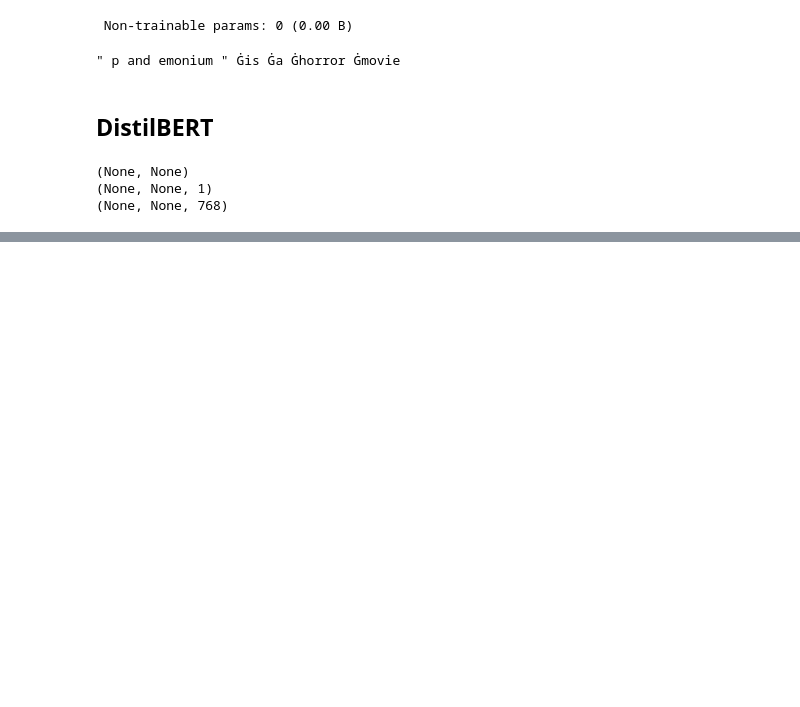
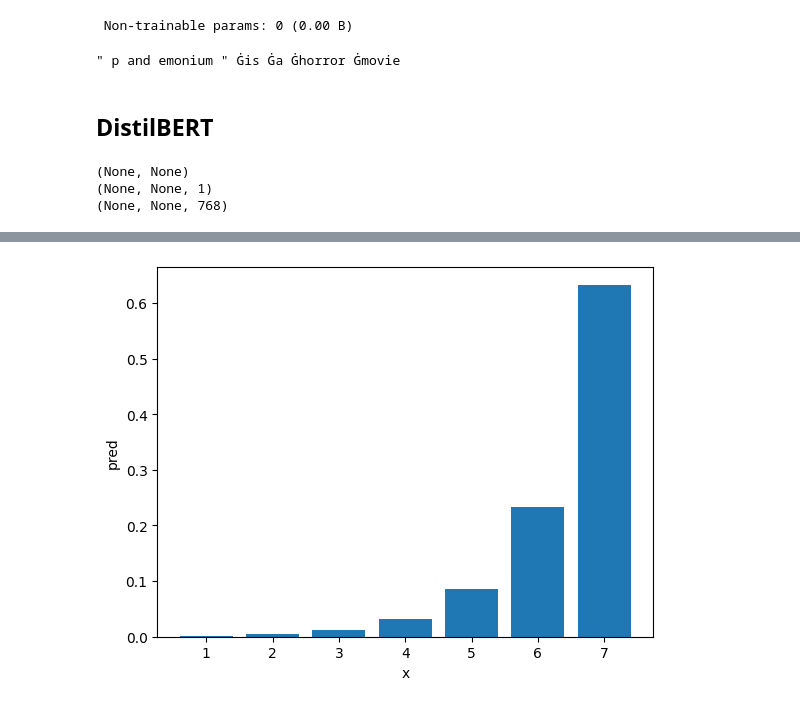
Before and after one commit to rickiepark/hm-dl, a Jupyter notebook: 03-1.ipynb, the cells around one changed output, grey strips where cells are left out. Drawn from its saved outputs; the diff is of its cells as text; code cells hidden in the pictures; blank space fills up the shorter version.

```diff
--- a/03-1.ipynb
+++ b/03-1.ipynb
@@ -769,6 +768,15 @@ model = keras.Model(inputs=(token_ids, segment_ids, padding_mask, mlm_mask),
 (None, None, 1)
 (None, None, 768)
 # %%
-input = **bert_backbone.input
-mlm_mask = keras.Input(shape=(None,))
+import numpy as np
+import matplotlib.pyplot as plt
+from scipy.special import softmax
+
+x = np.array([1, 2, 3, 4, 5, 6, 7])
+pred = softmax(x)
+
+plt.bar(x, pred)
+plt.xlabel('x')
+plt.ylabel('pred')
+plt.show()
 # %% [output]
@@ -776 +783,2 @@ SyntaxError: invalid syntax (<ipython-input-51-9352ba193b24>, line 1)
+[figure, added]
 # %%
```
Also changed, not shown: parts of 10 cells of this notebook.
